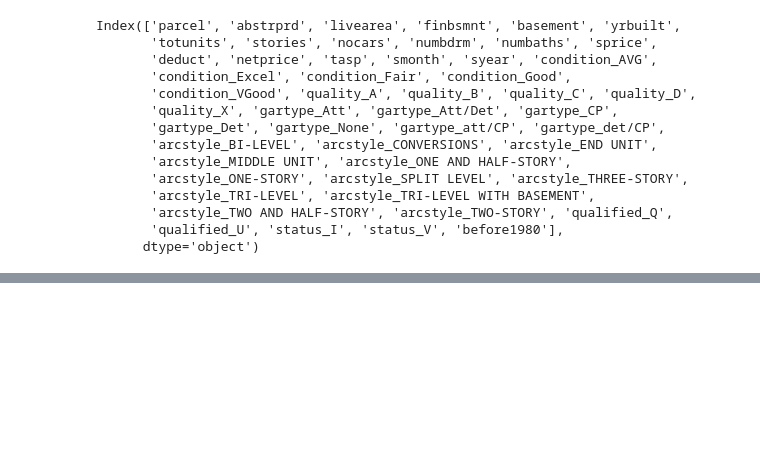
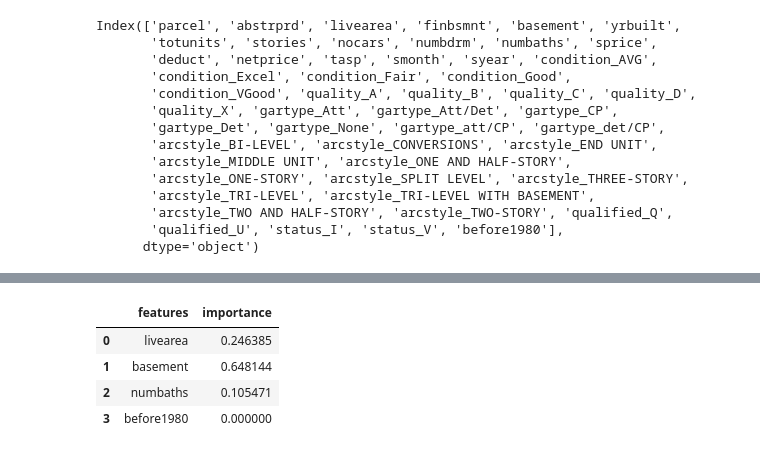
Before and after one commit to nikolai3ldwin/Python_DS_ML, a Jupyter notebook: ML_1980homes.ipynb, the cells around one changed output, grey strips where cells are left out. Saved outputs shown, nothing was run; the diff lists cells and outputs as text; code cells hidden in the pictures; blank space fills up the shorter version.

```diff
--- a/ML_1980homes.ipynb
+++ b/ML_1980homes.ipynb
@@ -105,0 +207,12 @@ metrics.accuracy_score(y_test, y_predictions)
+# %%
+classifier_DT.feature_importances_
+
+feature_df = pd.DataFrame(
+    {'features': x.columns, 'importance': classifier_DT.feature_importances_})
+feature_df
+# %% [output]
+|  | features | importance |
+| 0 | livearea | 0.246385 |
+| 1 | basement | 0.648144 |
+| 2 | numbaths | 0.105471 |
+| 3 | before1980 | 0.000000 |
```
Also changed, not shown: parts of 16 cells of this notebook.
